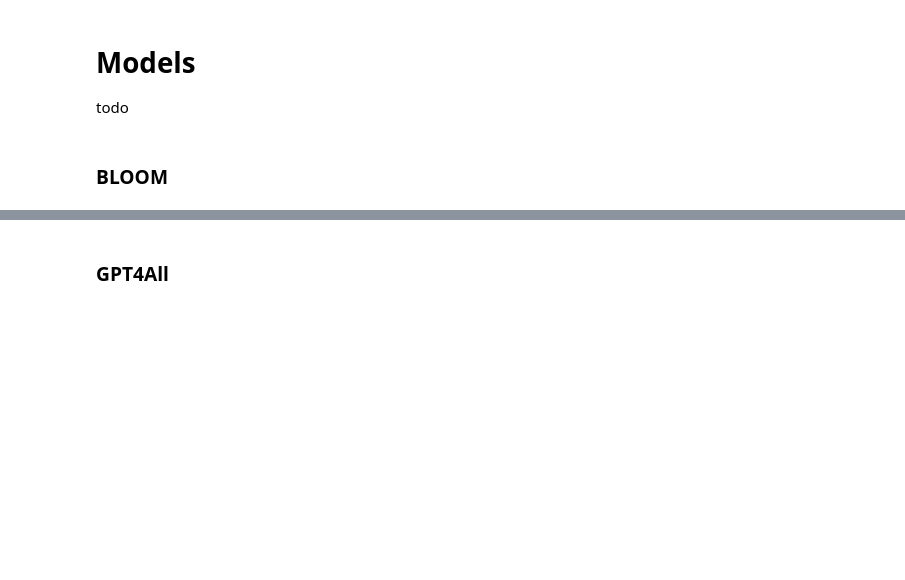
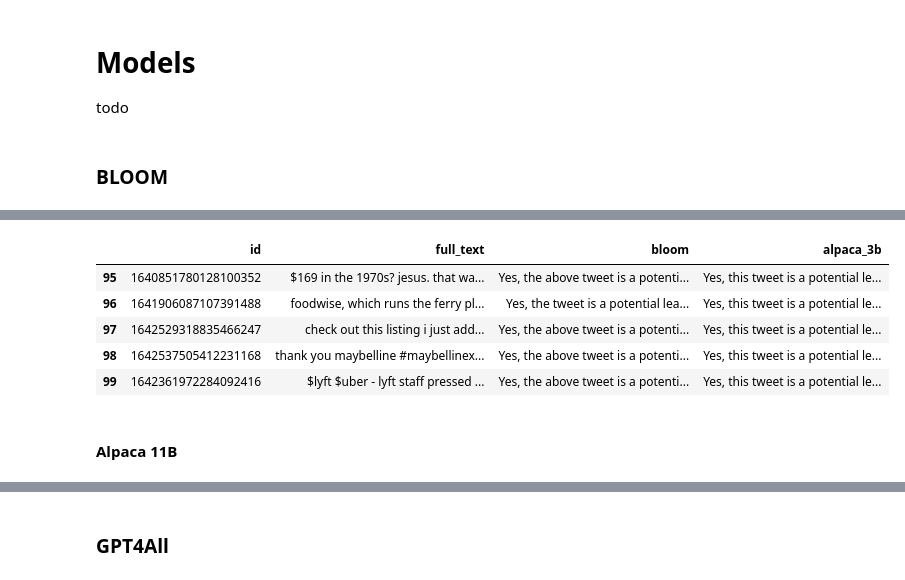
Before and after one commit to LoriTosoChef/msc-thesis-llm-clustering, a Jupyter notebook: generation.ipynb, the cells around one changed output, grey strips where cells are left out. Cells and saved outputs as stored; diff of their text form; code cells hidden in the pictures; blank space fills up the shorter version.

Commit message:
alpaca 3b and 770m run

```diff
--- a/generation.ipynb
+++ b/generation.ipynb
@@ -65,13 +64,13 @@ bloom.init_prompt(template=PROMPT_TEMPLATE, input_vars=['tweet'])
 'Answer the question based on the context below.     Context: You are a marketing and customer relationship management assistant,     your task is to classify a given tweet as either a     potential l ...
 # %%
-logger.info('Starting BLOOM generation...')
-bloom_outs = [' ' for _ in range(N_TWEETS)]
-for i, tweet in enumerate(tqdm(output_tweets['full_text'])):
-    bloom_llm, bloom_out = bloom.generate(inject_obj=tweet)
-    bloom_outs[i] = bloom_out
-    time.sleep(FAST_COOLDOWN)
-    if (i+1) % 50 == 0:
-        logger.info(f'{i+1} - Saving checkpoint...')
-        output_tweets['bloom_out'] = np.array(bloom_outs)
-        save_to_parquet(data_dir='outputs', df=output_tweets, name='output_tweets')
+output_tweets = generation_loop(
+    model=bloom,
+    model_col='bloom',
+    n=N_TWEETS,
+    tweets=output_tweets,
+    fast_cool=FAST_COOLDOWN,
+    slow_cool=COOLDOWN  ,
+    out_dir='outputs',
+    out_name='200T_bloom_alpaca3b_alpaca_11b'
+)
 # %% [output]
@@ -83,3 +82,0 @@ for i, tweet in enumerate(tqdm(output_tweets['full_text'])):
-# %%
-output_tweets['bloom_out'] = bloom_outs
-save_to_parquet(data_dir='outputs', df=output_tweets, name='output_tweets')
@@ -87,0 +87,6 @@ save_to_parquet(data_dir='outputs', df=output_tweets, name='output_tweets')
+# %%
+alpaca_3b = Model(
+    model_name='alpaca-3b',
+    hf_repo='declare-lab/flan-alpaca-xl',
+    hf_api=HUGGINGFACE_TOKEN
+)
@@ -87,0 +101,11 @@ save_to_parquet(data_dir='outputs', df=output_tweets, name='output_tweets')
+# %%
+output_tweets = generation_loop(
+    model=alpaca_3b,
+    model_col='alpaca_3b',
+    n=N_TWEETS,
+    tweets=output_tweets,
+    fast_cool=FAST_COOLDOWN,
+    slow_cool=COOLDOWN,
+    out_dir='outputs',
+    out_name='200T_bloom_alpaca3b_alpaca_11b'
+)
@@ -87,0 +119,11 @@ save_to_parquet(data_dir='outputs', df=output_tweets, name='output_tweets')
+# %%
+output_tweets.tail()
+# %% [output]
+|  | id | full_text | bloom | alpaca_3b |
+| 95 | 1640851780128100352 | $169 in the 1970s? jesus. that wa... | Yes, the above tweet is a potenti... | Yes, this tweet is a potential le... |
+| 96 | 1641906087107391488 | foodwise, which runs the ferry pl... | Yes, the tweet is a potential lea... | Yes, this tweet is a potential le... |
+| 97 | 1642529318835466247 | check out this listing i just add... | Yes, the above tweet is a potenti... | Yes, this tweet is a potential le... |
+| 98 | 1642537505412231168 | thank you maybelline #maybellinex... | Yes, the above tweet is a potenti... | Yes, this tweet is a potential le... |
+| 99 | 1642361972284092416 | $lyft $uber - lyft staff pressed ... | Yes, the above tweet is a potenti... | Yes, this tweet is a potential le... |
+# %% [markdown]
+#### Alpaca 11B
```
Also changed, not shown: parts of 16 cells of this notebook, 1 other file.
